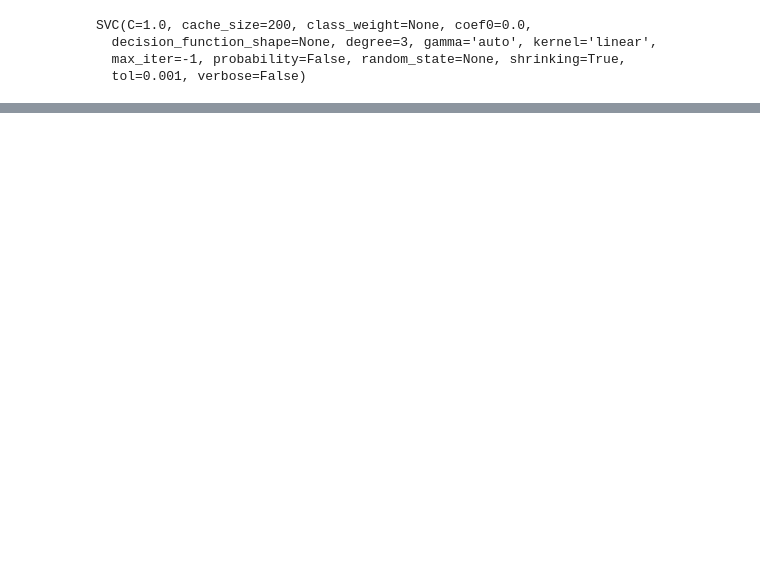
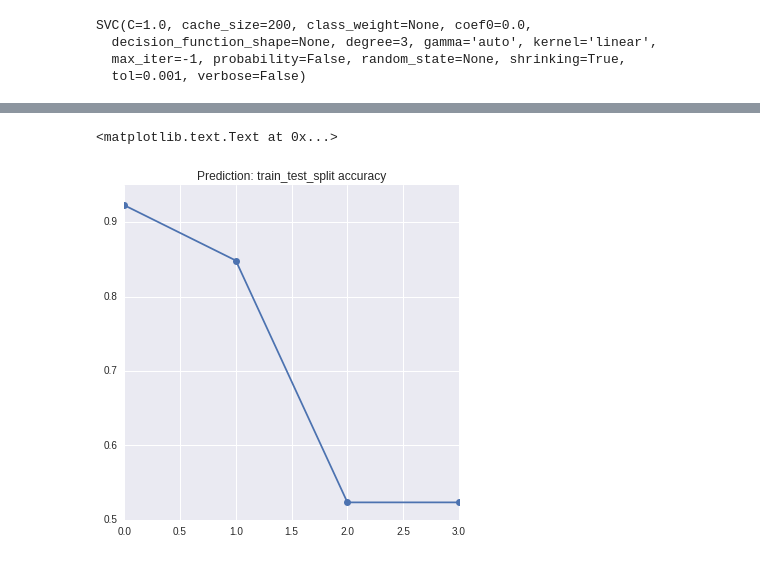
Before and after one commit to farahanams/nilearn, a Jupyter notebook: 01-nilearn.ipynb, the cells around one changed output, grey strips where cells are left out. Drawn from its saved outputs; the diff is of its cells as text; code cells hidden in the pictures; blank space fills up the shorter version.

```diff
--- a/01-nilearn.ipynb
+++ b/01-nilearn.ipynb
@@ -63,0 +176,8 @@ print (cv_score)
+# %%
+plt.figure(figsize=(6, 6))
+plt.plot([ts_score_SVC, ts_score_bg, ts_score_dt, ts_score_gnb], marker='o')
+#plt.xticks([1,2,3,4], ['SVC', 'bg', 'dt', 'gnb'])
+plt.title('Prediction: train_test_split accuracy')
+# %% [output]
+<matplotlib.text.Text at 0x...>
+[figure, added]
```
Also changed, not shown: parts of 27 cells of this notebook, 1 other file.
